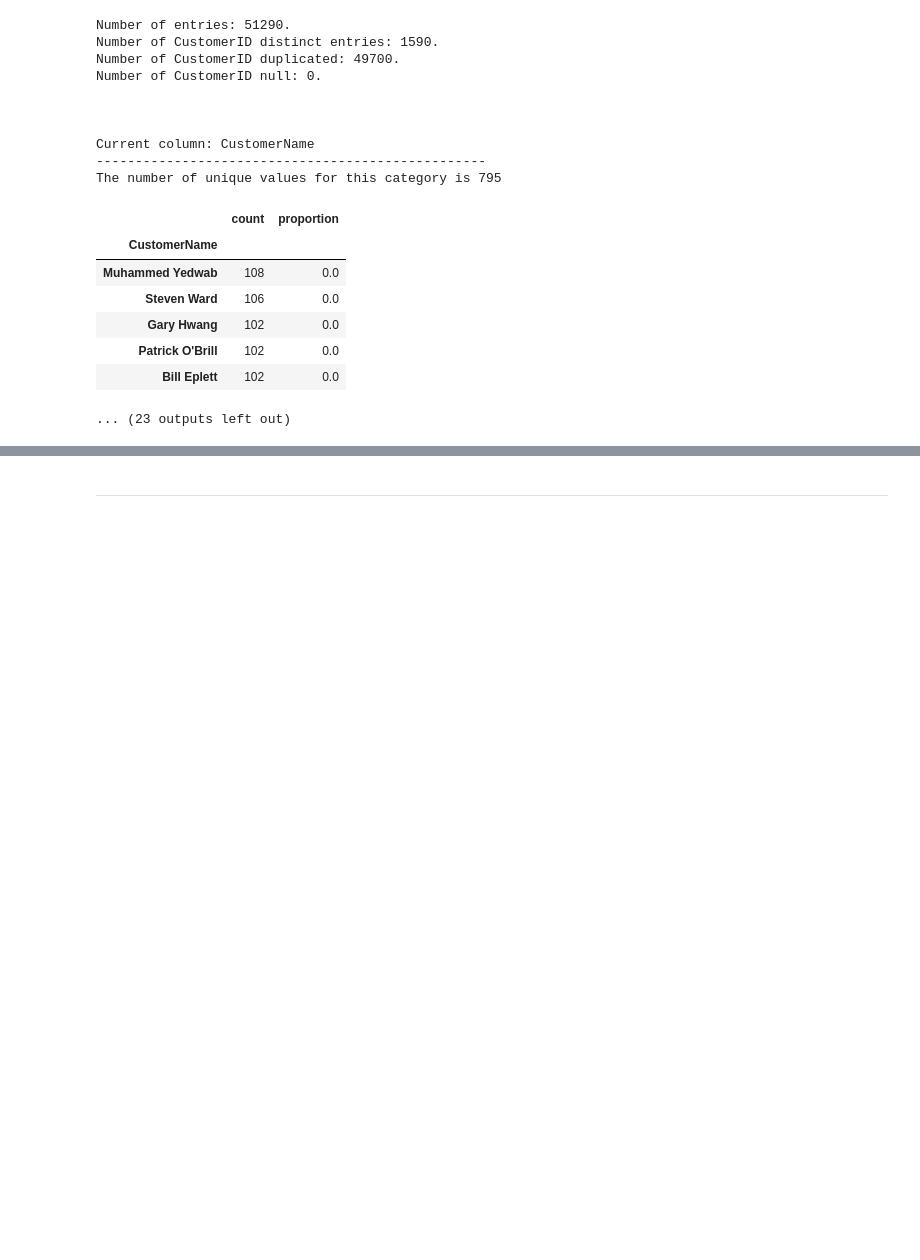
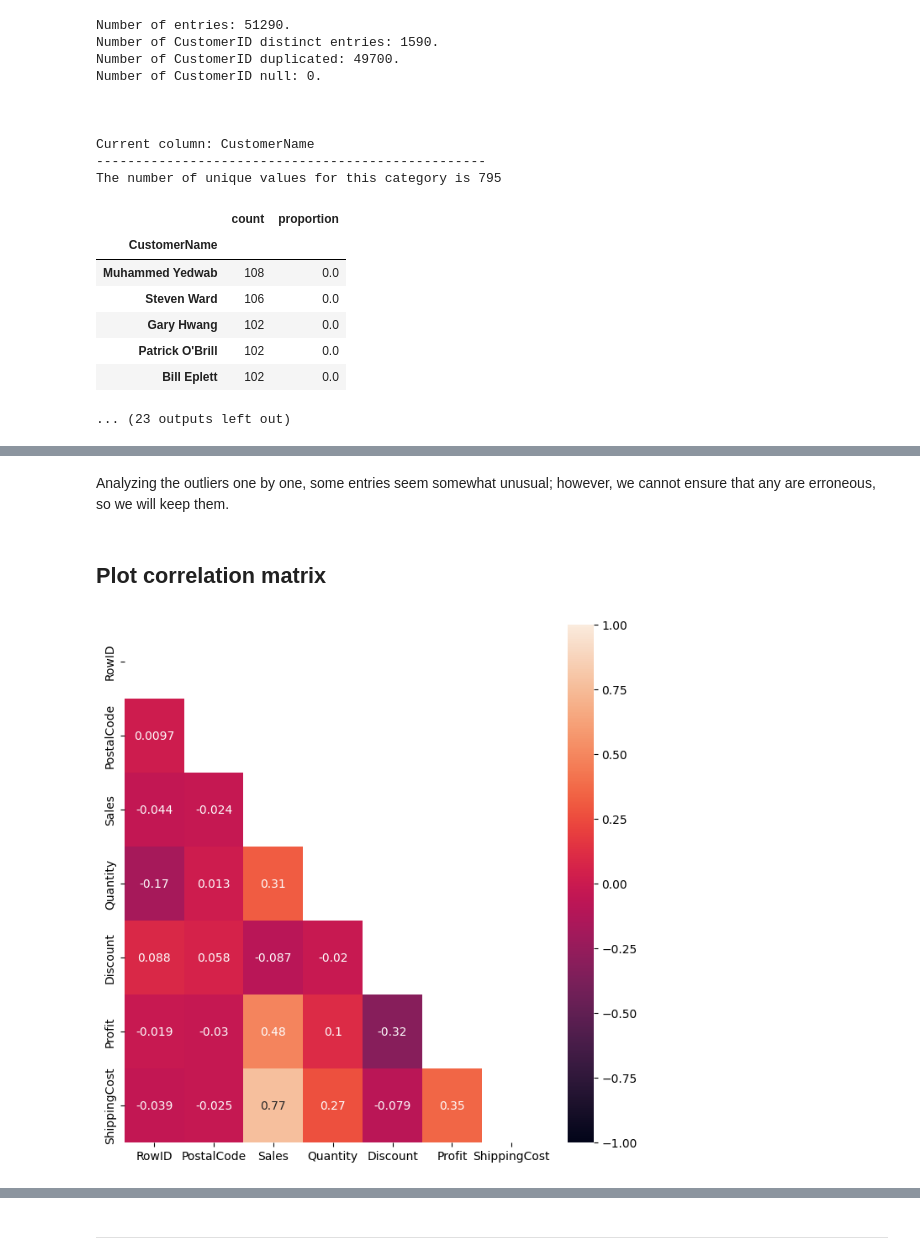
Before and after one commit to SupernovaIa/Proyecto-9-Global-Trade-Insights-Clustering-and-Regression, a Jupyter notebook: notebook/01-EDA.ipynb, the cells around one changed output, grey strips where cells are left out. Saved outputs shown, nothing was run; the diff lists cells and outputs as text; code cells hidden in the pictures; blank space fills up the shorter version.

```diff
--- a/notebook/01-EDA.ipynb
+++ b/notebook/01-EDA.ipynb
@@ -222,0 +304,8 @@ The number of unique values for this category is 795
+# %% [markdown]
+Analyzing the outliers one by one, some entries seem somewhat unusual; however, we cannot ensure that any are erroneous, so we will keep them.
+# %% [markdown]
+## Plot correlation matrix
+# %%
+plot_correlation_matrix(df, size = (8, 8))
+# %% [output]
+[figure, added]
```
Also changed, not shown: parts of 97 cells of this notebook, 1 other file.
